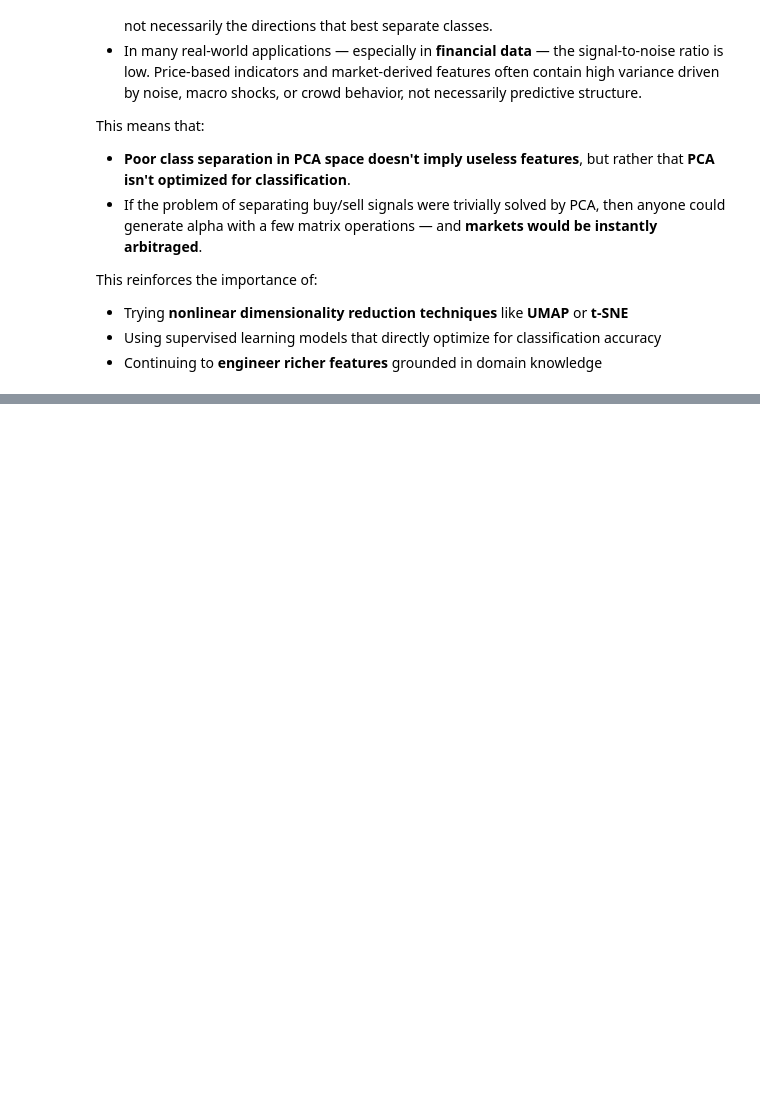
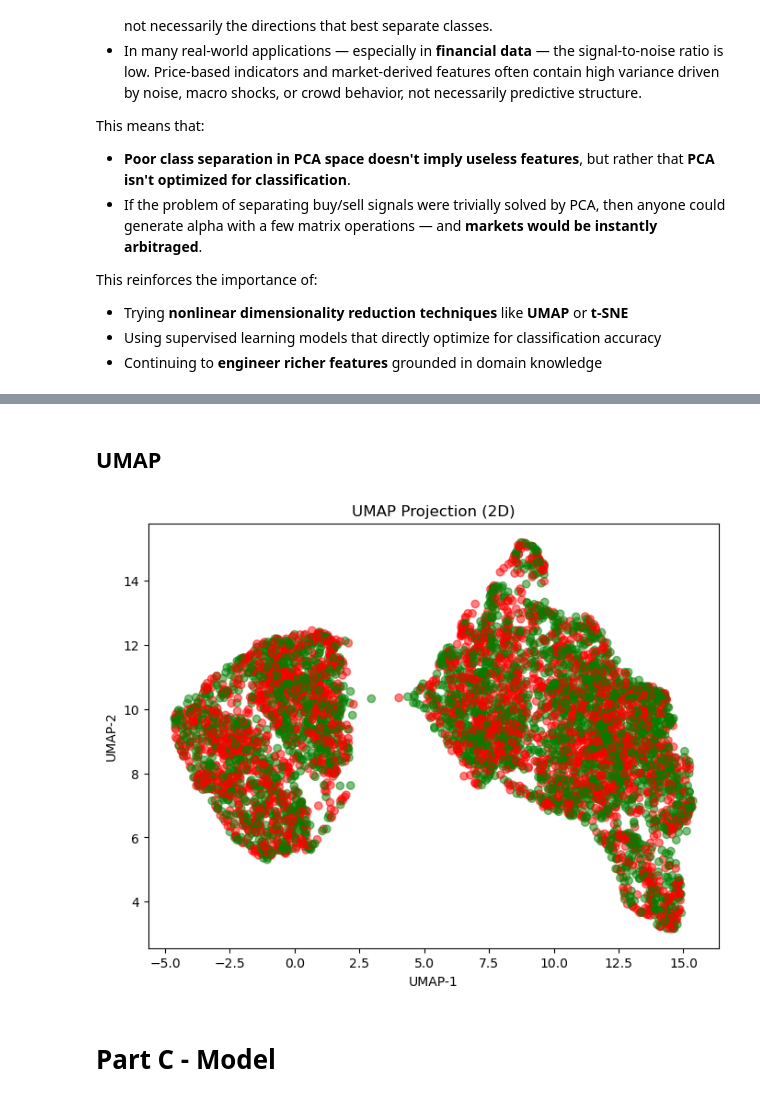
Before and after one commit to dimitris-markopoulos/algorithmic-trading, a Jupyter notebook: MSFT_algo/MSFT_algo.ipynb, the cells around one changed output, grey strips where cells are left out. Drawn from its saved outputs; the diff is of its cells as text; code cells hidden in the pictures; blank space fills up the shorter version.

Commit message:
UMAP + bug fixes

```diff
--- a/MSFT_algo/MSFT_algo.ipynb
+++ b/MSFT_algo/MSFT_algo.ipynb
@@ -224,0 +247,18 @@ This reinforces the importance of:
+# %% [markdown]
+## UMAP
+# %%
+umap_model = umap.UMAP(n_neighbors=15, min_dist=0.3, n_jobs=-1) # Fit UMAP
+X_umap = umap_model.fit_transform(X_tr_scaled)
+
+plt.figure(figsize=(8, 6))
+plt.scatter(X_umap[:, 0], X_umap[:, 1], c=colors, alpha=0.5)
+plt.title('UMAP Projection (2D)')
+plt.xlabel('UMAP-1')
+plt.ylabel('UMAP-2')
+
+plt.savefig('media/umap_label_projection.png')
+plt.show()
+# %% [output]
+[figure, added]
+# %% [markdown]
+# Part C - Model
```
Also changed, not shown: parts of 4 cells of this notebook.
